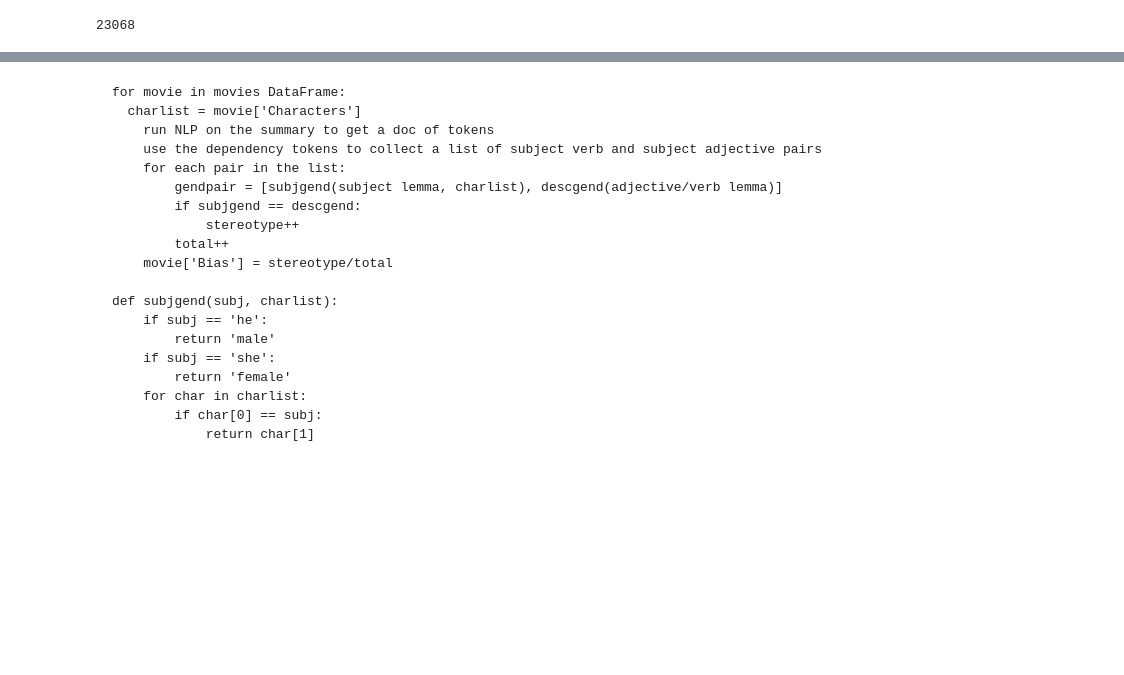
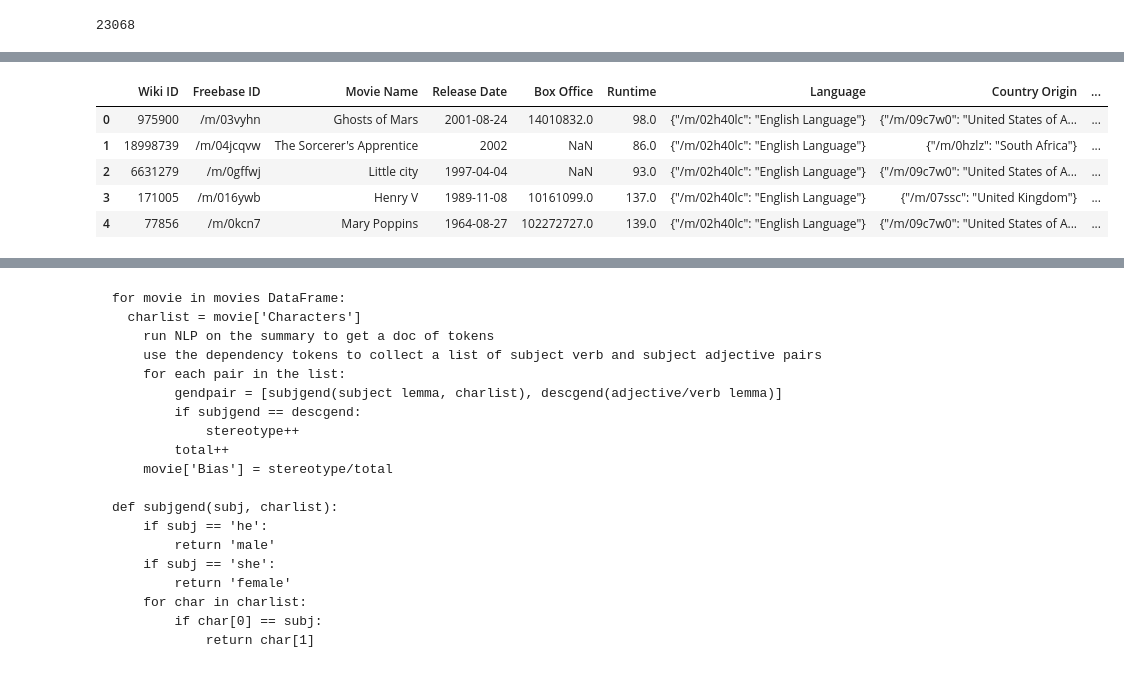
Before and after one commit to rmb176/MovieGenderBias, a Jupyter notebook: Research_Colab_Movie_Analysis.ipynb, the cells around one changed output, grey strips where cells are left out. Cells and saved outputs as stored; diff of their text form; code cells hidden in the pictures; blank space fills up the shorter version.

```diff
--- a/Research_Colab_Movie_Analysis.ipynb
+++ b/Research_Colab_Movie_Analysis.ipynb
@@ -297,3 +284,12 @@ movies.head(10)
 | 7 | 9633533 | /m/02pml15 | Vandanam | 1989 | NaN | 168.0 | {"/m/0999q": "Malayalam Language"} | {"/m/03rk0": "India"} | ... |
 | 8 | 29528534 | /m/04j0lfk | Anokha Rishta | 1986 | NaN | 180.0 | {"/m/03k50": "Hindi Language"} | {"/m/03rk0": "India"} | ... |
 | 9 | 29772142 | /m/0fq260_ | Karayilekku Oru Kadal Dooram | 2010-12-31 | NaN | 110.0 | {"/m/0999q": "Malayalam Language"} | {"/m/03rk0": "India"} | ... |
+# %%
+movies.head()
+# %% [output]
+|  | Wiki ID | Freebase ID | Movie Name | Release Date | Box Office | Runtime | Language | Country Origin | ... |
+| 0 | 975900 | /m/03vyhn | Ghosts of Mars | 2001-08-24 | 14010832.0 | 98.0 | {"/m/02h40lc": "English Language"} | {"/m/09c7w0": "United States of A... | ... |
+| 1 | 18998739 | /m/04jcqvw | The Sorcerer's Apprentice | 2002 | NaN | 86.0 | {"/m/02h40lc": "English Language"} | {"/m/0hzlz": "South Africa"} | ... |
+| 2 | 6631279 | /m/0gffwj | Little city | 1997-04-04 | NaN | 93.0 | {"/m/02h40lc": "English Language"} | {"/m/09c7w0": "United States of A... | ... |
+| 3 | 171005 | /m/016ywb | Henry V | 1989-11-08 | 10161099.0 | 137.0 | {"/m/02h40lc": "English Language"} | {"/m/07ssc": "United Kingdom"} | ... |
+| 4 | 77856 | /m/0kcn7 | Mary Poppins | 1964-08-27 | 102272727.0 | 139.0 | {"/m/02h40lc": "English Language"} | {"/m/09c7w0": "United States of A... | ... |
```
Also changed, not shown: parts of 6 cells of this notebook.
